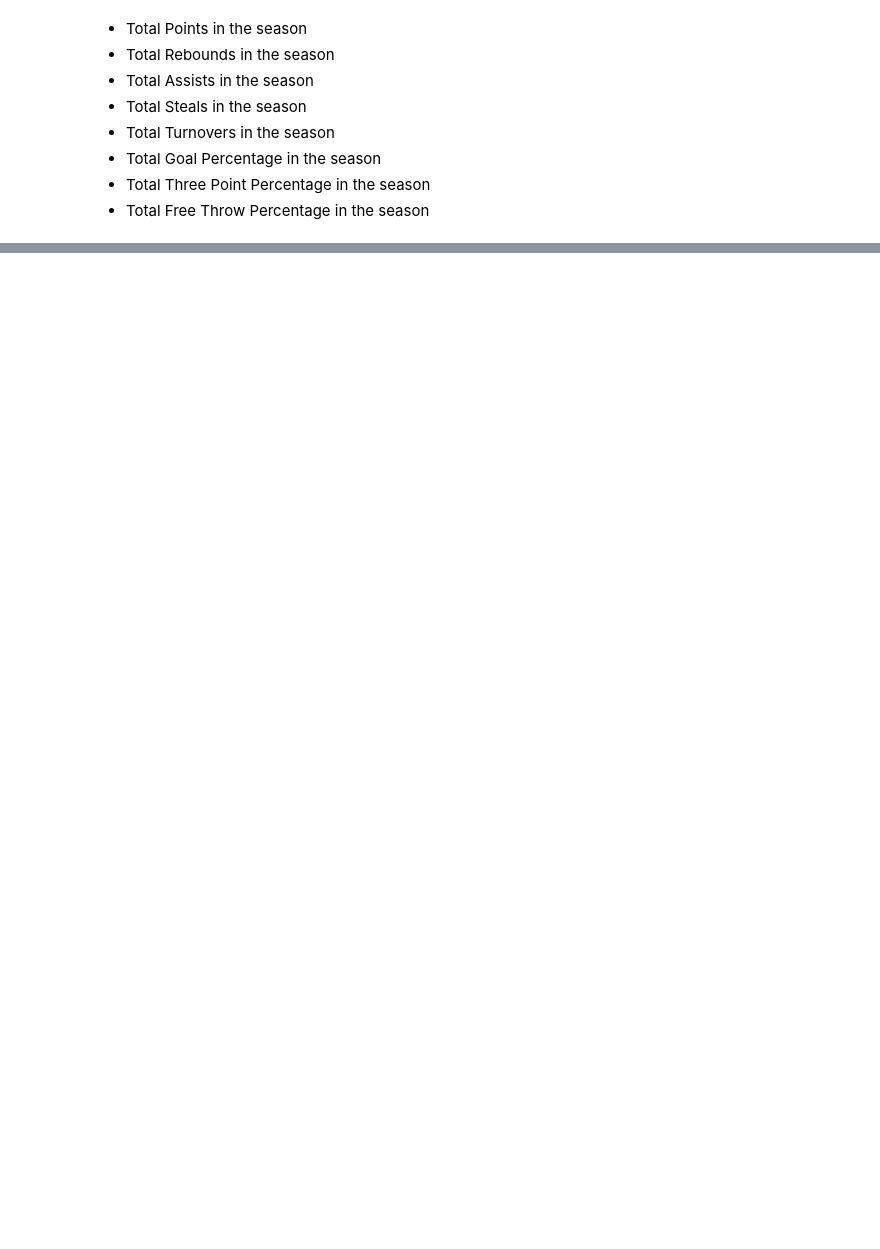
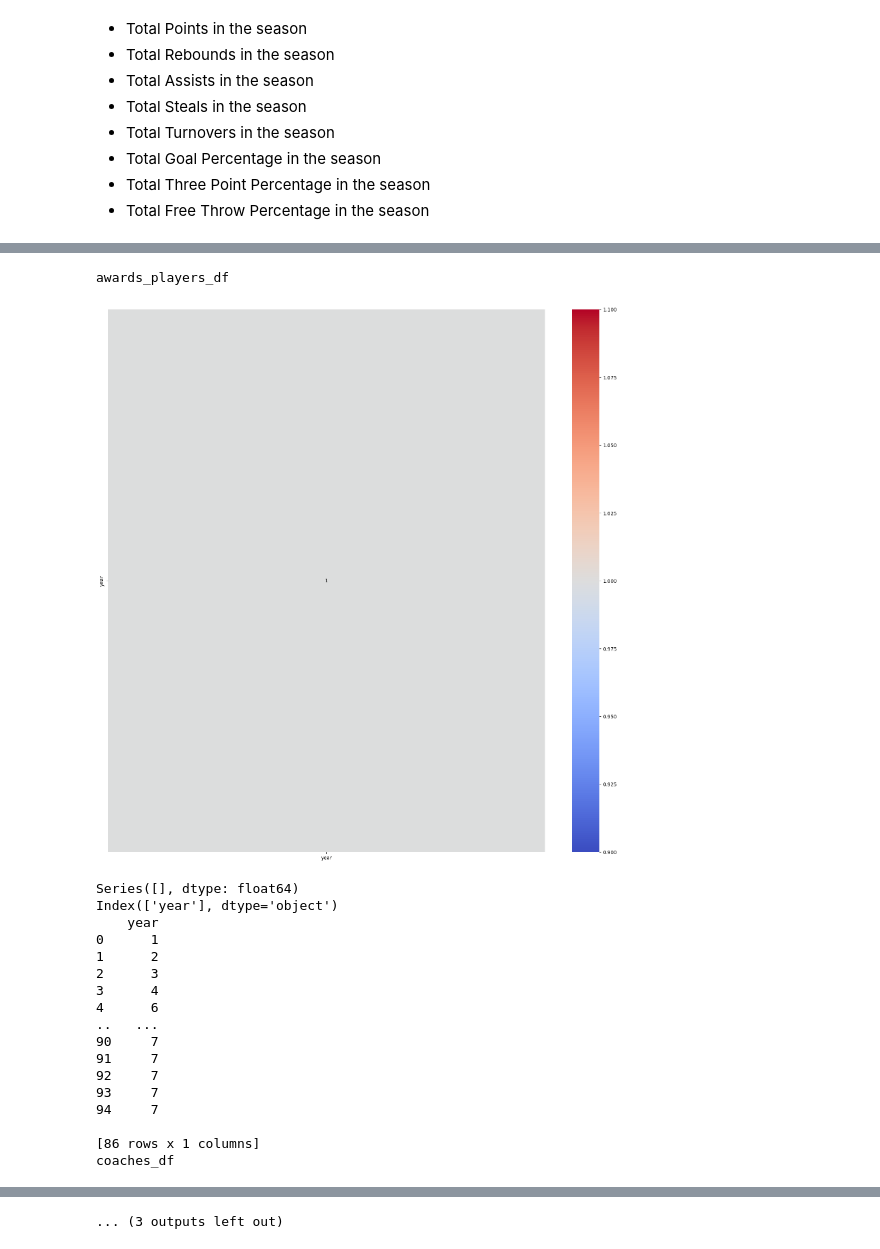
Before and after one commit to jogp10/WnbaPlayoffsPredicting, a Jupyter notebook: notebooks/preparation.ipynb, the cells around one changed output, grey strips where cells are left out. Drawn from its saved outputs; the diff is of its cells as text; code cells hidden in the pictures; blank space fills up the shorter version.

```diff
--- a/notebooks/preparation.ipynb
+++ b/notebooks/preparation.ipynb
@@ -154,5 +177,10 @@ dfs["players_df"].head()
 ### Remove the players that have not played any season
 # %%
 #players that have not played in the last 10 years
+players_not_played = fetch("SELECT p.bioid FROM wnba.players p WHERE p.bioid not in (select pt.playerid  from wnba.players_teams pt)")
 print("Number of players that haven't played: " +
-      str(fetch("SELECT Count(p.bioid) FROM wnba.players p WHERE p.bioid not in (select pt.playerid  from wnba.players_teams pt)")[0][0]))
+      str(len(players_not_played)))
+
+players_not_played_df = pd.DataFrame(players_not_played, columns=['bioID'])
+
+players_not_played_df.head()
@@ -159,6 +195,6 @@ print("Number of players that haven't played: " +
 # %%
 #Print the number of players that have not played in the last 10 years, and the lenght of the 3 dataframes that contain the playerID
-print("Number of players that have not played: ", len(players_not_played))
+print("Number of players that have not played: ", len(players_not_played_df['bioID'].unique()))
 print("-------------------------------------------")
 print("Number of values in the players_team_df: ", len(dfs['players_teams_df']['playerID'].unique()))
 print("Number of values in the awards_players_df: ", len(dfs['awards_players_df']['playerID'].unique()))
@@ -167,9 +203,9 @@ print("Number of values in the players_df: ", len(dfs['players_df']['bioID'].uni
 #Remove the players that have not played in the last 10 years
 for df in dfs:
     if(df == 'players_teams_df' or df == 'awards_players_df'):
-        dfs[df] = dfs[df][~dfs[df]['playerID'].isin(players_not_played)]
+        dfs[df] = dfs[df][~dfs[df]['playerID'].isin(players_not_played_df['bioID'])]
     if(df == 'players_df'):
-        dfs[df] = dfs[df][~dfs[df]['bioID'].isin(players_not_played)]
+        dfs[df] = dfs[df][~dfs[df]['bioID'].isin(players_not_played_df['bioID'])]
 
 #Print the number of players that have not played in the last 10 years, and the lenght of the 3 dataframes that contain the playerID
 print('\n')
@@ -368,0 +512,2 @@ dfs['players_teams_df'].head()
+# %%
+MAX_CORRELATION = 0.8
@@ -368,0 +569,30 @@ dfs['players_teams_df'].head()
+# %%
+for df in dfs:
+    print(df)
+    if 'players_teams_df' in df:
+        dfs[df] = went_to_playoff(dfs[df], dfs)
+    #select only the numerical columns
+    new_df = delete_most_correlated(dfs[df].select_dtypes(include=np.number))
+    #merge new_df with the categorical columns
+    print(new_df)
+    dfs[df] = new_df.merge(dfs[df].select_dtypes(exclude=np.number), left_index=True, right_index=True)
+# %% [output]
+awards_players_df
+[figure, added]
+Series([], dtype: float64)
+Index(['year'], dtype='object')
+    year
+0      1
+1      2
+2      3
+3      4
+4      6
+..   ...
+90     7
+91     7
+92     7
+93     7
+94     7
+
+[86 rows x 1 columns]
+coaches_df
@@ -368,0 +672 @@ dfs['players_teams_df'].head()
+... (3 outputs left out)
```
Also changed, not shown: parts of 22 cells of this notebook, 8 other files.
